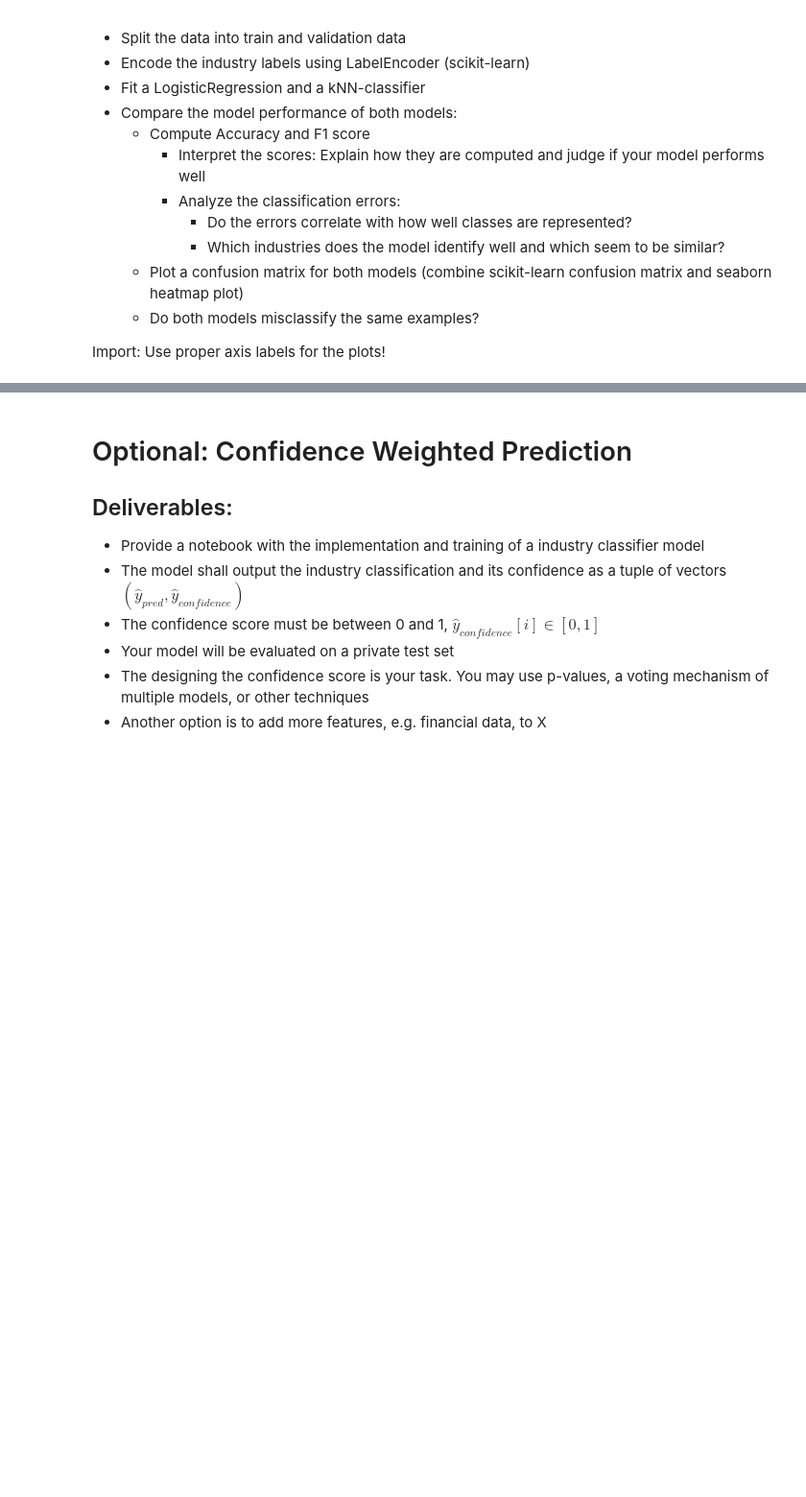
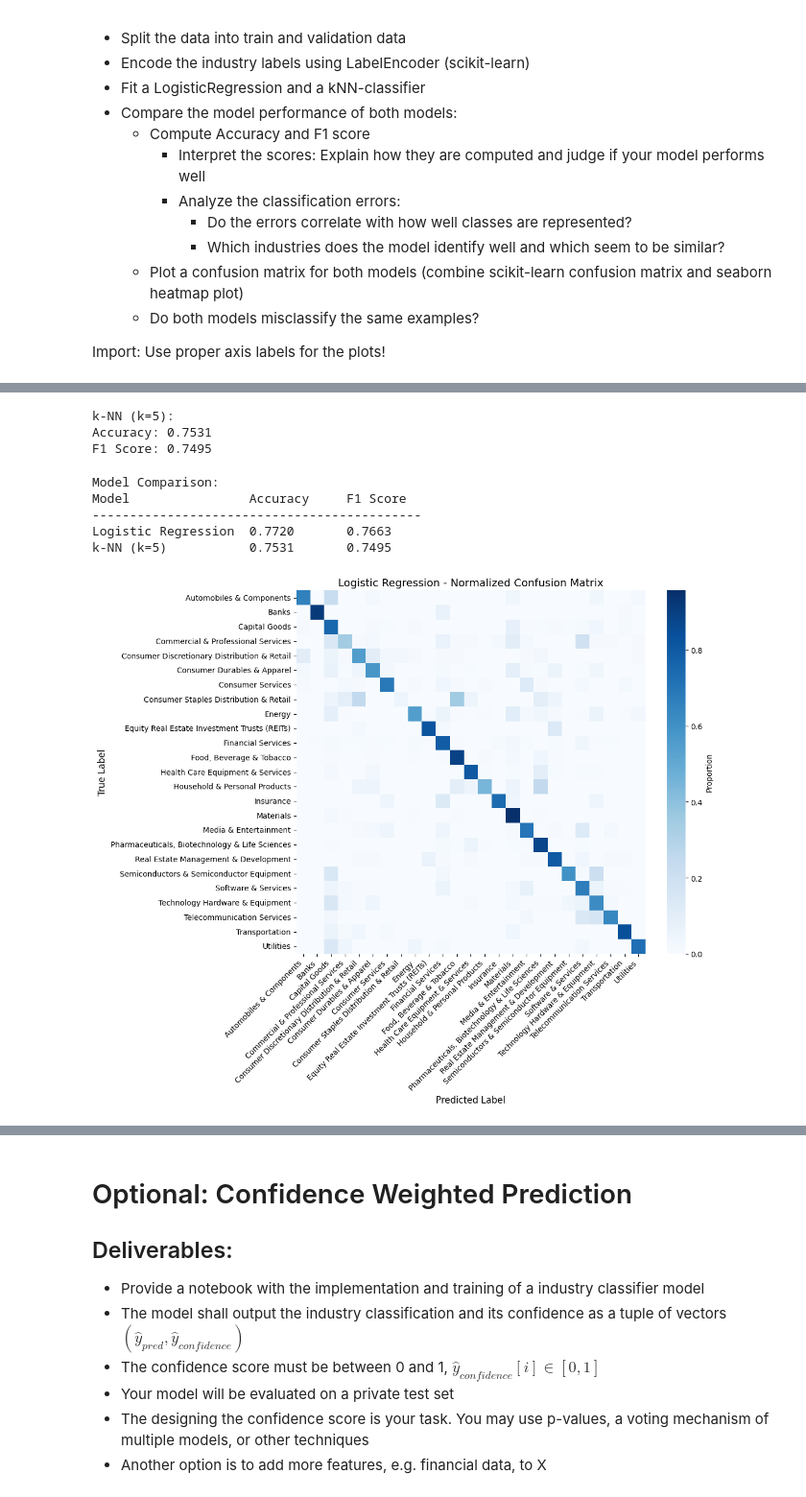
Before and after one commit to dkuzma1/FDS-Practical-repo, a Jupyter notebook: code_skeleton_industry_classification.ipynb, the cells around one changed output, grey strips where cells are left out. Shown at 96% size. Cells and saved outputs as stored; diff of their text form; code cells hidden in the pictures; blank space fills up the shorter version.

```diff
--- a/code_skeleton_industry_classification.ipynb
+++ b/code_skeleton_industry_classification.ipynb
@@ -194,0 +221,53 @@ F1-score: 0.7495
+# %%
+# Train k-NN
+knn = KNeighborsClassifier(n_neighbors=5)
+knn.fit(X_train, y_train)
+
+# Predictions
+y_pred_knn = knn.predict(X_val)
+
+# Metrics
+acc_knn = accuracy_score(y_val, y_pred_knn)
+f1_knn = f1_score(y_val, y_pred_knn, average='weighted')
+
+print("k-NN (k=5):")
+print(f"Accuracy: {acc_knn:.4f}")
+print(f"F1 Score: {f1_knn:.4f}")
+# %% [output]
+k-NN (k=5):
+Accuracy: 0.7531
+F1 Score: 0.7495
+# %%
+#Priniting model comparison
+
+print("\nModel Comparison:")
+print(f"{'Model':<20} {'Accuracy':<12} {'F1 Score':<12}")
+print("-" * 44)
+print(f"{'Logistic Regression':<20} {acc_lr:<12.4f} {f1_lr:<12.4f}")
+print(f"{'k-NN (k=5)':<20} {acc_knn:<12.4f} {f1_knn:<12.4f}")
+# %% [output]
+Model Comparison:
+Model                Accuracy     F1 Score
+--------------------------------------------
+Logistic Regression  0.7720       0.7663
+k-NN (k=5)           0.7531       0.7495
+# %%
+from sklearn.metrics import confusion_matrix
+
+# Confusion matrix for Logistic Regression (normalized)
+cm_lr = confusion_matrix(y_val, y_pred_lr, normalize='true')
+
+plt.figure(figsize=(12, 10))
+sns.heatmap(cm_lr, annot=False, cmap='Blues',
+            xticklabels=label_encoder.classes_,
+            yticklabels=label_encoder.classes_,
+            cbar_kws={'label': 'Proportion'})
+plt.xlabel('Predicted Label', fontsize=12)
+plt.ylabel('True Label', fontsize=12)
+plt.title('Logistic Regression - Normalized Confusion Matrix', fontsize=14)
+plt.xticks(rotation=45, ha='right', fontsize=10)
+plt.yticks(rotation=0, fontsize=10)
+plt.tight_layout()
+plt.show()
+# %% [output]
+[figure, added]
```
Also changed, not shown: parts of 27 cells of this notebook.
